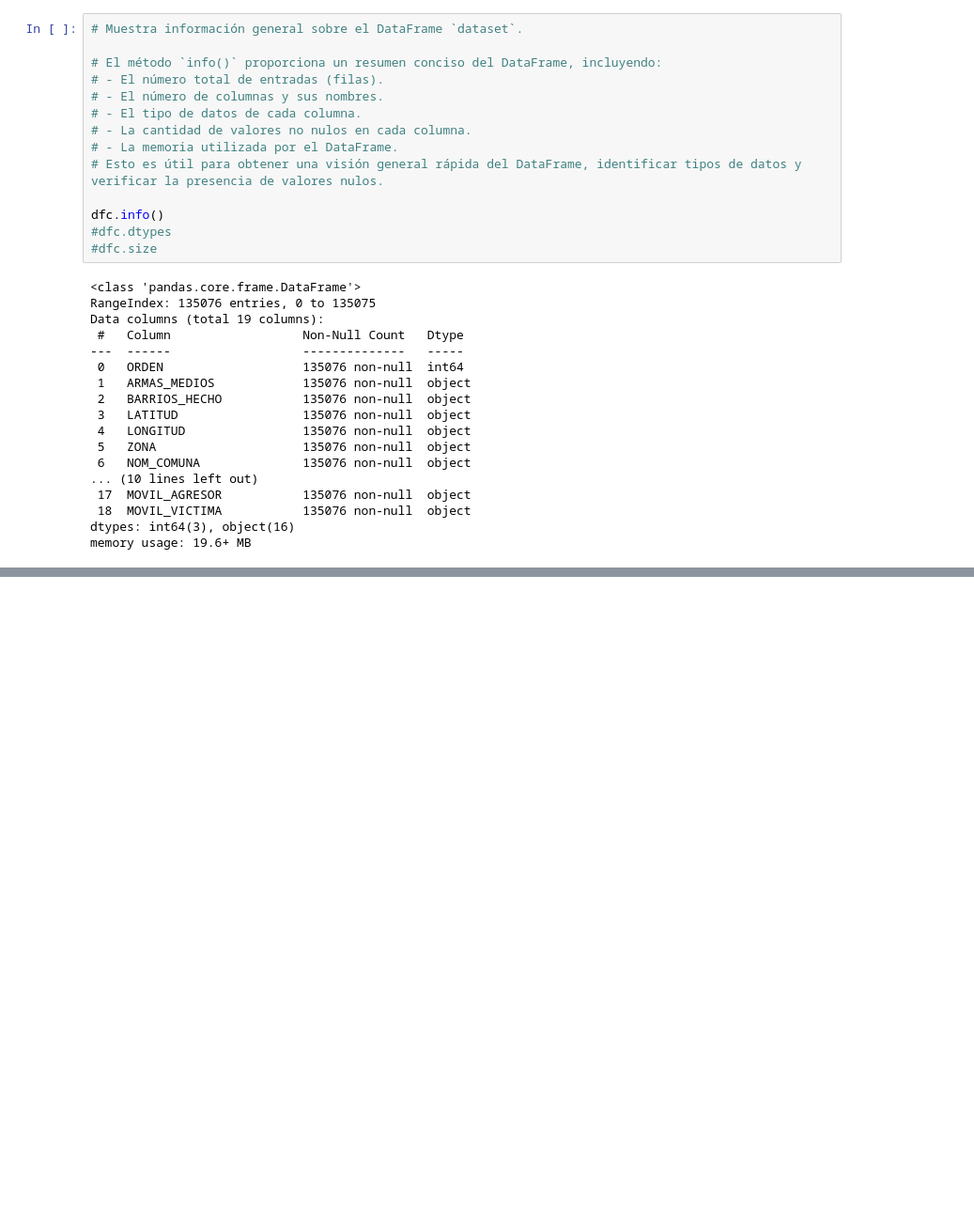
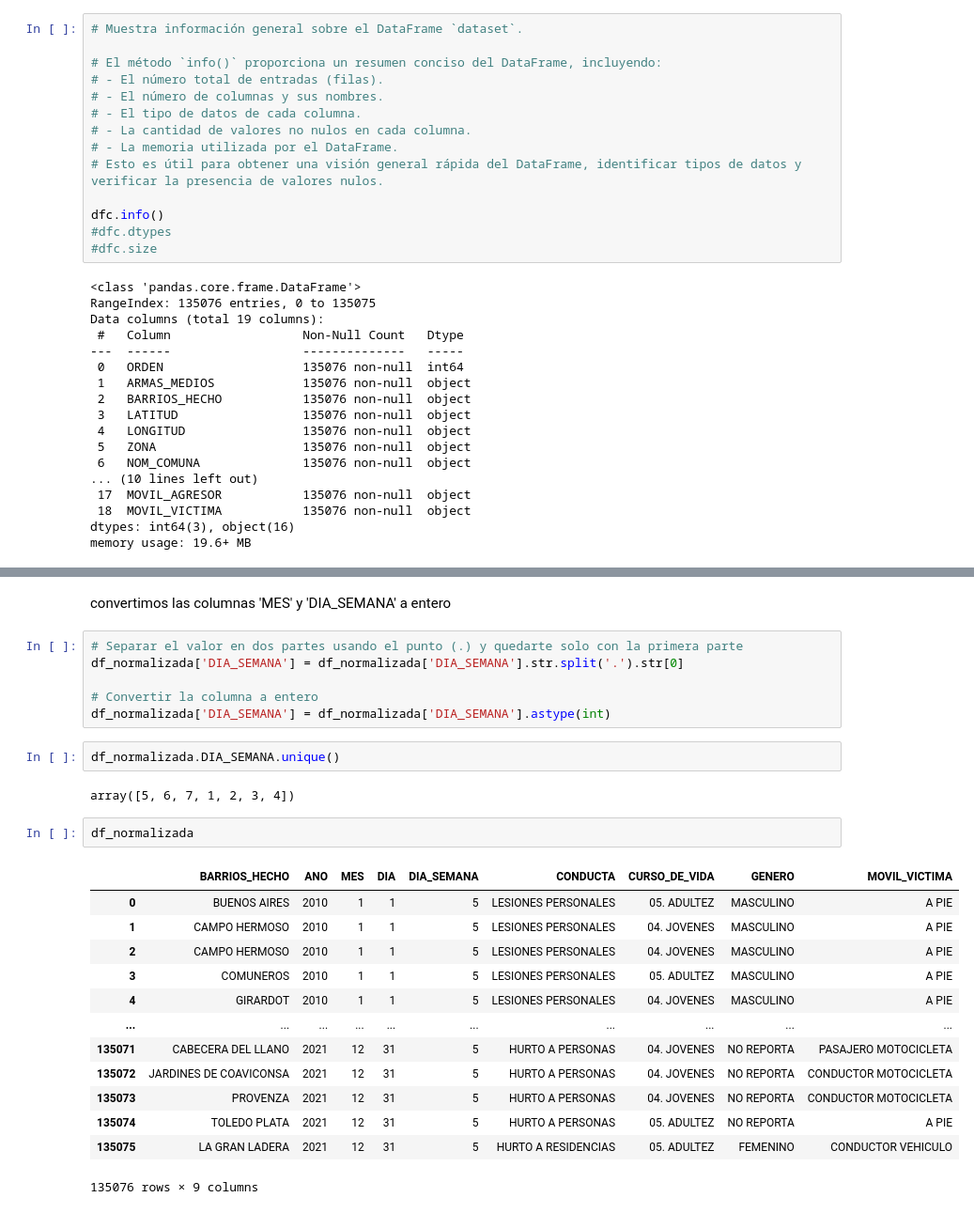
Before and after one commit to cogollo12/proyecto-IA, a Jupyter notebook: PROYECTO.ipynb, the cells around one changed output, grey strips where cells are left out. Shown at 94% size. Drawn from its saved outputs; the diff is of its cells as text; blank space fills up the shorter version.

```diff
--- a/PROYECTO.ipynb
+++ b/PROYECTO.ipynb
@@ -225,0 +246,28 @@ dtype: int64
+# %% [markdown]
+convertimos las columnas 'MES' y 'DIA_SEMANA' a entero
+# %%
+# Separar el valor en dos partes usando el punto (.) y quedarte solo con la primera parte
+df_normalizada['DIA_SEMANA'] = df_normalizada['DIA_SEMANA'].str.split('.').str[0]
+
+# Convertir la columna a entero
+df_normalizada['DIA_SEMANA'] = df_normalizada['DIA_SEMANA'].astype(int)
+# %%
+df_normalizada.DIA_SEMANA.unique()
+# %% [output]
+array([5, 6, 7, 1, 2, 3, 4])
+# %%
+df_normalizada
+# %% [output]
+|  | BARRIOS_HECHO | ANO | MES | DIA | DIA_SEMANA | CONDUCTA | CURSO_DE_VIDA | GENERO | MOVIL_VICTIMA |
+| 0 | BUENOS AIRES | 2010 | 1 | 1 | 5 | LESIONES PERSONALES | 05. ADULTEZ | MASCULINO | A PIE |
+| 1 | CAMPO HERMOSO | 2010 | 1 | 1 | 5 | LESIONES PERSONALES | 04. JOVENES | MASCULINO | A PIE |
+| 2 | CAMPO HERMOSO | 2010 | 1 | 1 | 5 | LESIONES PERSONALES | 04. JOVENES | MASCULINO | A PIE |
+| 3 | COMUNEROS | 2010 | 1 | 1 | 5 | LESIONES PERSONALES | 05. ADULTEZ | MASCULINO | A PIE |
+| 4 | GIRARDOT | 2010 | 1 | 1 | 5 | LESIONES PERSONALES | 04. JOVENES | MASCULINO | A PIE |
+| ... | ... | ... | ... | ... | ... | ... | ... | ... | ... |
+| 135071 | CABECERA DEL LLANO | 2021 | 12 | 31 | 5 | HURTO A PERSONAS | 04. JOVENES | NO REPORTA | PASAJERO MOTOCICLETA |
+| 135072 | JARDINES DE COAVICONSA | 2021 | 12 | 31 | 5 | HURTO A PERSONAS | 04. JOVENES | NO REPORTA | CONDUCTOR MOTOCICLETA |
+| 135073 | PROVENZA | 2021 | 12 | 31 | 5 | HURTO A PERSONAS | 04. JOVENES | NO REPORTA | CONDUCTOR MOTOCICLETA |
+| 135074 | TOLEDO PLATA | 2021 | 12 | 31 | 5 | HURTO A PERSONAS | 05. ADULTEZ | NO REPORTA | A PIE |
+| 135075 | LA GRAN LADERA | 2021 | 12 | 31 | 5 | HURTO A RESIDENCIAS | 05. ADULTEZ | FEMENINO | CONDUCTOR VEHICULO |
+135076 rows × 9 columns
```
Also changed, not shown: parts of 32 cells of this notebook.
